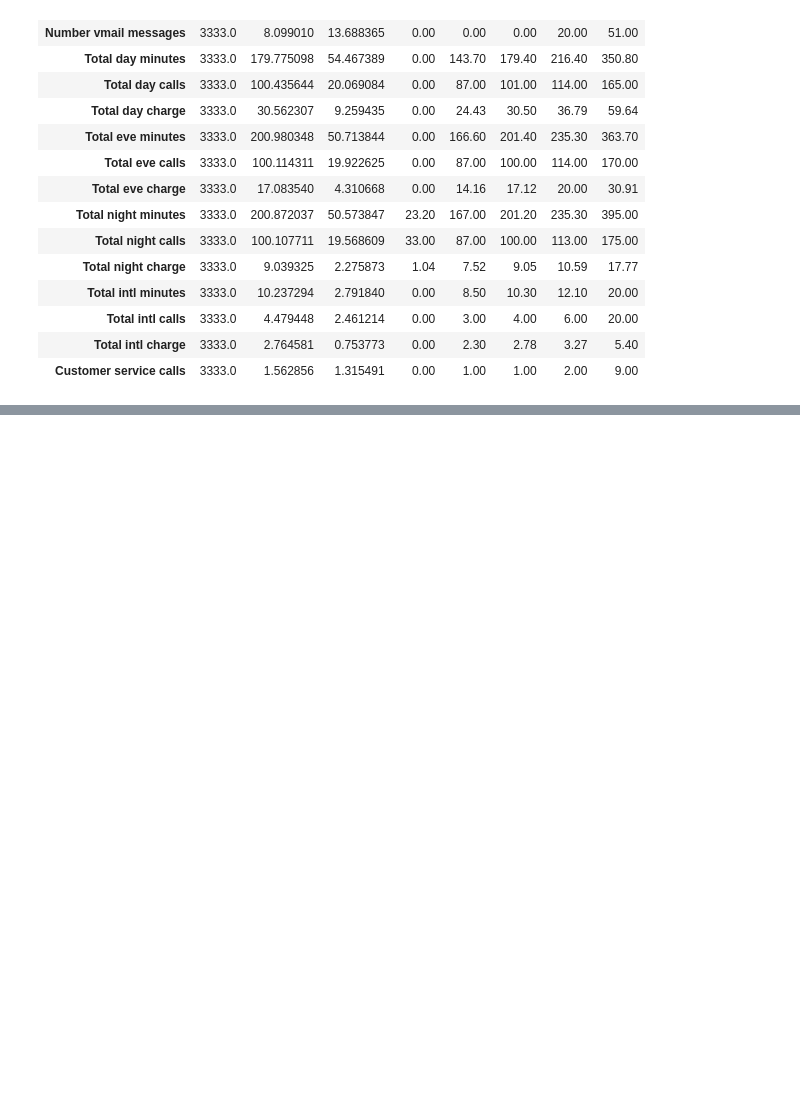
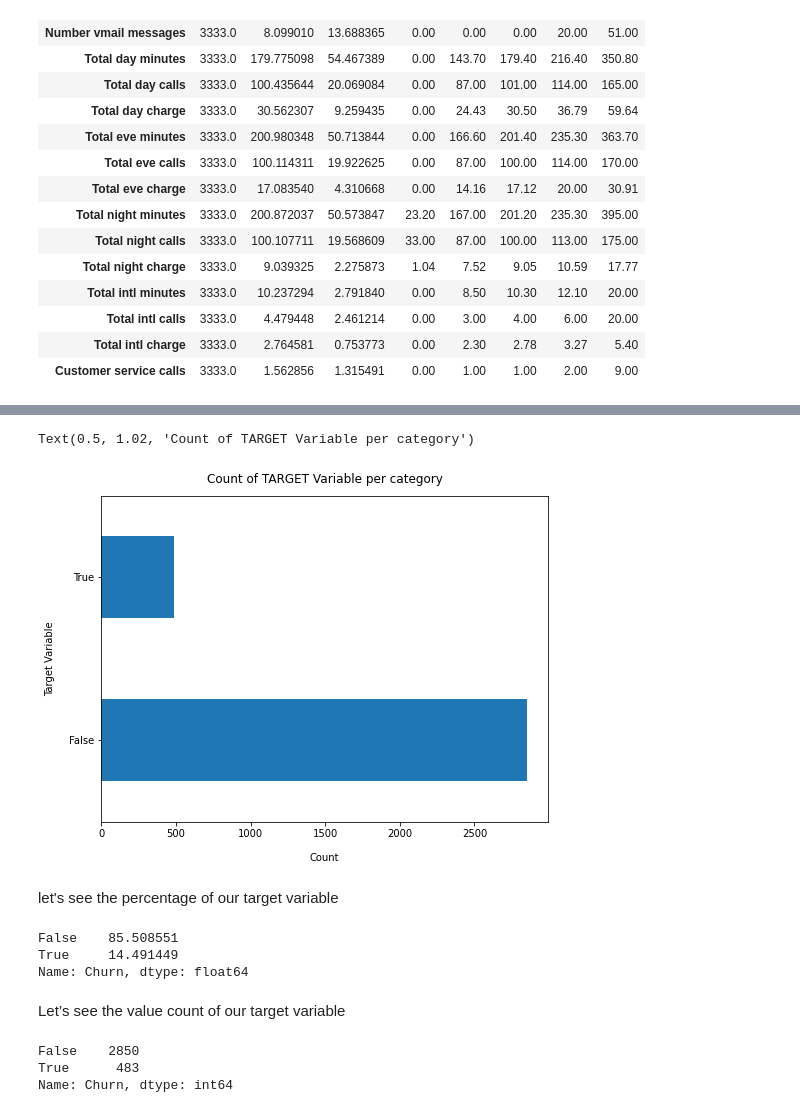
Before and after one commit to Aakash0505/CAPSTONE_1, a Jupyter notebook: Telecom_Churn_Analysis_Capstone_Project.ipynb, the cells around one changed output, grey strips where cells are left out. Saved outputs shown, nothing was run; the diff lists cells and outputs as text; code cells hidden in the pictures; blank space fills up the shorter version.

```diff
--- a/Telecom_Churn_Analysis_Capstone_Project.ipynb
+++ b/Telecom_Churn_Analysis_Capstone_Project.ipynb
@@ -55,0 +110,8 @@ data.describe().transpose()
+# %%
+data.columns = ['State', 'Account_length', 'Area_code', 'International_plan',
+       'Voice_mail_plan', 'Number_vmail_messages', 'Total_day_minutes',
+       'Total_day_calls', 'Total_day_charge', 'Total_eve_minutes',
+       'Total_eve_calls', 'Total_eve_charge', 'Total_night_minutes',
+       'Total_night_calls', 'Total_night_charge', 'Total_intl_minutes',
+       'Total_intl_calls', 'Total_intl_charge', 'Customer_service_calls',
+       'Churn']
@@ -55,0 +138,24 @@ data.describe().transpose()
+# %%
+data['Churn'].value_counts().plot(kind='barh', figsize=(8, 6))
+plt.xlabel("Count", labelpad=14)
+plt.ylabel("Target Variable", labelpad=14)
+plt.title("Count of TARGET Variable per category", y=1.02)
+# %% [output]
+Text(0.5, 1.02, 'Count of TARGET Variable per category')
+[figure, added]
+# %% [markdown]
+let's see the percentage of our target variable
+# %%
+100*data['Churn'].value_counts()/len(data['Churn'])
+# %% [output]
+False    85.508551
+True     14.491449
+Name: Churn, dtype: float64
+# %% [markdown]
+Let’s see the value count of our target variable
+# %%
+data["Churn"].value_counts()
+# %% [output]
+False    2850
+True      483
+Name: Churn, dtype: int64
```
Also changed, not shown: parts of 15 cells of this notebook.
